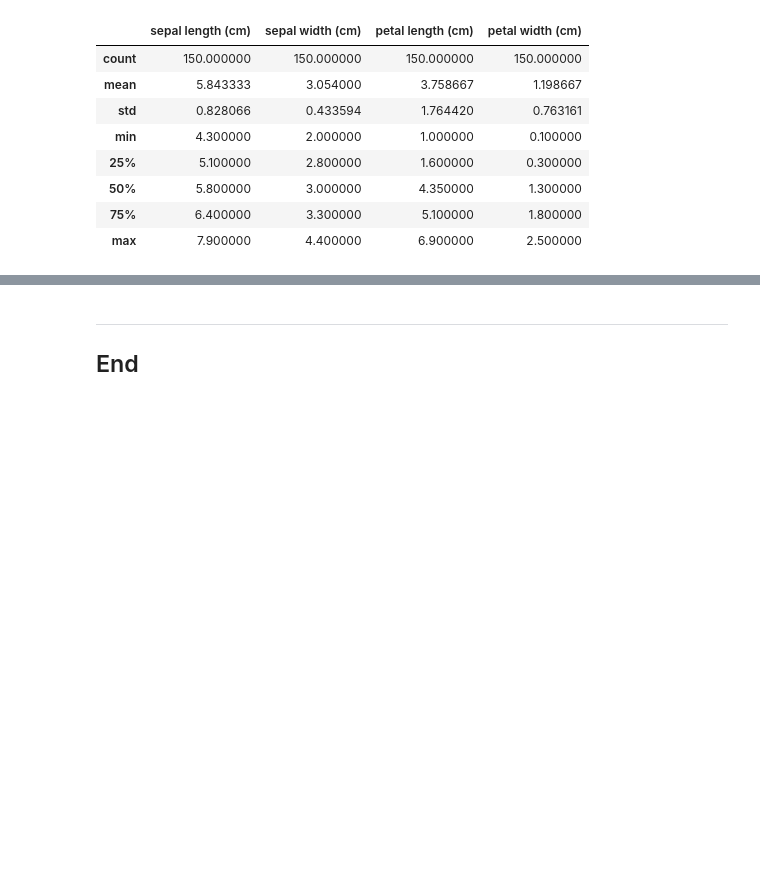
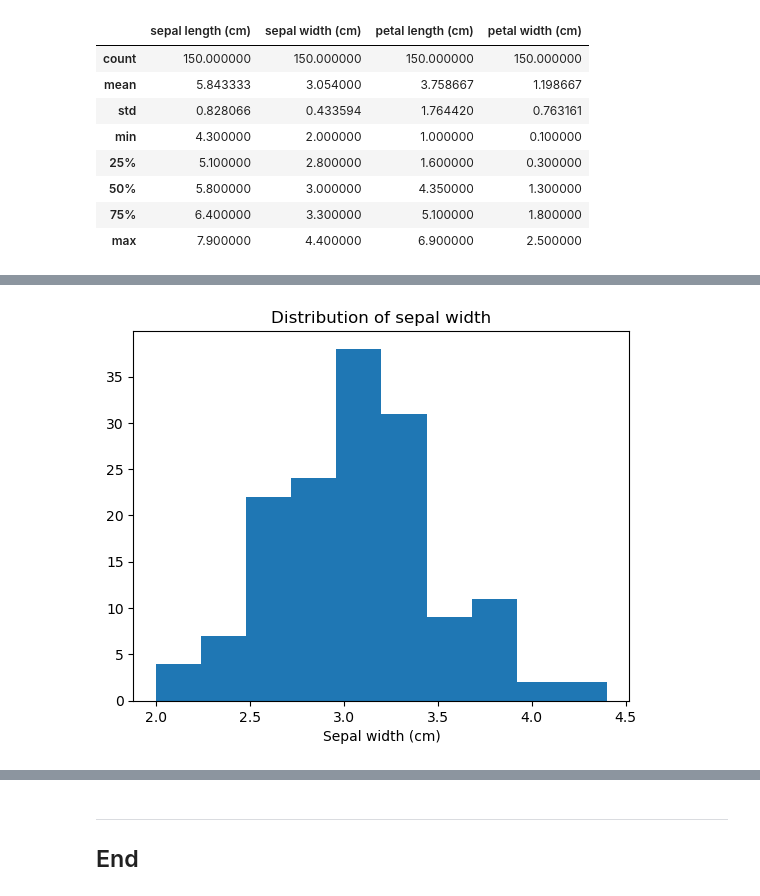
Before and after one commit to Ange-Dvs/pands-project, a Jupyter notebook: iris.ipynb, the cells around one changed output, grey strips where cells are left out. Drawn from its saved outputs; the diff is of its cells as text; code cells hidden in the pictures; blank space fills up the shorter version.

```diff
--- a/iris.ipynb
+++ b/iris.ipynb
@@ -85,0 +119,10 @@ https://en.wikipedia.org/wiki/Iris_flower_data_set
+# %%
+# sepal width (cm)
+
+plt.hist(df["sepal width (cm)"])
+plt.xlabel('Sepal width (cm)') # setting label for x axis
+plt.title("Distribution of sepal width") # setting plot title
+#plt.savefig("sepal_width_hist.png")
+plt.show() # showing the plot
+# %% [output]
+[figure, added]
```
Also changed, not shown: parts of 13 cells of this notebook, 2 other files.
